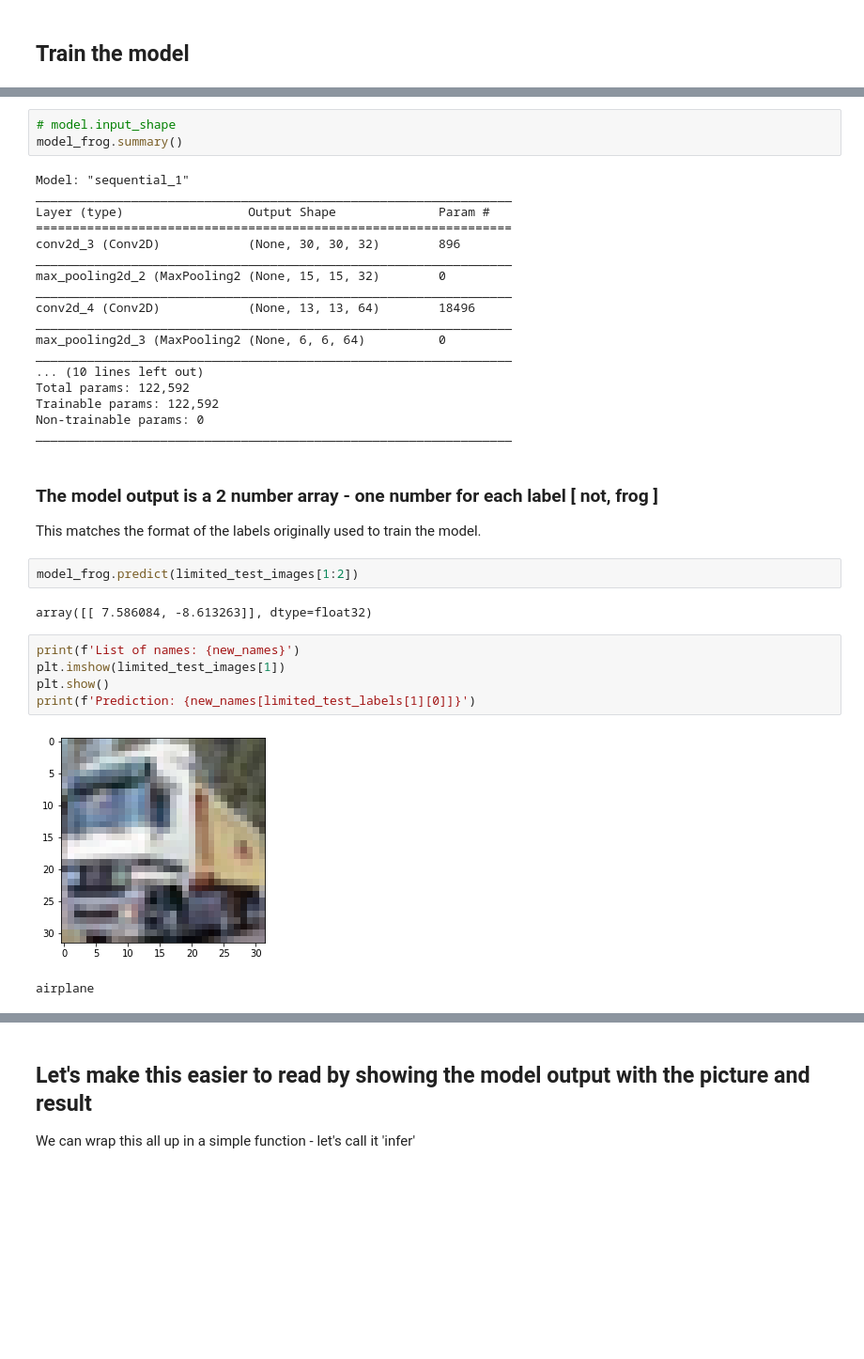
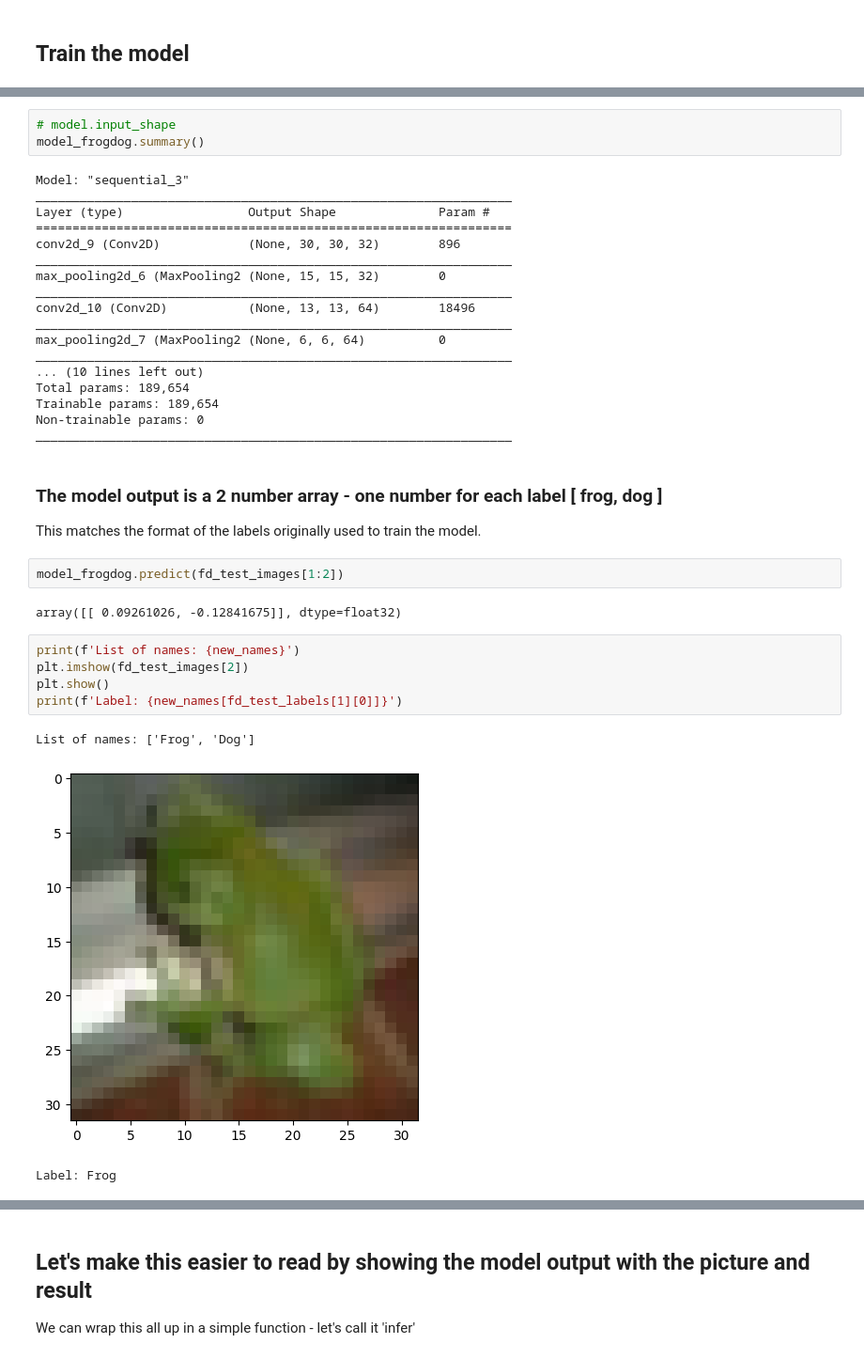
Before and after one commit to olinickalls/R4-Teaching, a Jupyter notebook: 03_Train_a_CNN/Part 1 - Train a CNN (frog or not).ipynb, the cells around one changed output, grey strips where cells are left out. Shown at 94% size. Cells and saved outputs as stored; diff of their text form; blank space fills up the shorter version.

```diff
--- a/03_Train_a_CNN/Part 1 - Train a CNN (frog or not).ipynb
+++ b/03_Train_a_CNN/Part 1 - Train a CNN (frog or not).ipynb
@@ -212,37 +253,38 @@ Epoch 3/3
 # %%
 # model.input_shape
-model_frog.summary()
+model_frogdog.summary()
 # %% [output]
-Model: "sequential_1"
+Model: "sequential_3"
 _________________________________________________________________
 Layer (type)                 Output Shape              Param #
 =================================================================
-conv2d_3 (Conv2D)            (None, 30, 30, 32)        896
+conv2d_9 (Conv2D)            (None, 30, 30, 32)        896
 _________________________________________________________________
-max_pooling2d_2 (MaxPooling2 (None, 15, 15, 32)        0
+max_pooling2d_6 (MaxPooling2 (None, 15, 15, 32)        0
 _________________________________________________________________
-conv2d_4 (Conv2D)            (None, 13, 13, 64)        18496
+conv2d_10 (Conv2D)           (None, 13, 13, 64)        18496
 _________________________________________________________________
-max_pooling2d_3 (MaxPooling2 (None, 6, 6, 64)          0
+max_pooling2d_7 (MaxPooling2 (None, 6, 6, 64)          0
 _________________________________________________________________
 ... (10 lines left out)
-Total params: 122,592
-Trainable params: 122,592
+Total params: 189,654
+Trainable params: 189,654
 Non-trainable params: 0
 _________________________________________________________________
 # %% [markdown]
-### The model output is a 2 number array - one number for each label [ not, frog ]
+### The model output is a 2 number array - one number for each label [ frog, dog ]
 
 This matches the format of the labels originally used to train the model.
 # %%
-model_frog.predict(limited_test_images[1:2])
+model_frogdog.predict(fd_test_images[1:2])
 # %% [output]
-array([[ 7.586084, -8.613263]], dtype=float32)
+array([[ 0.09261026, -0.12841675]], dtype=float32)
 # %%
 print(f'List of names: {new_names}')
-plt.imshow(limited_test_images[1])
+plt.imshow(fd_test_images[2])
 plt.show()
-print(f'Prediction: {new_names[limited_test_labels[1][0]]}')
+print(f'Label: {new_names[fd_test_labels[1][0]]}')
 # %% [output]
+List of names: ['Frog', 'Dog']
-[figure, old version]
+[figure, new version]
-airplane
+Label: Frog
```
Also changed, not shown: parts of 34 cells of this notebook, 1 other file.
